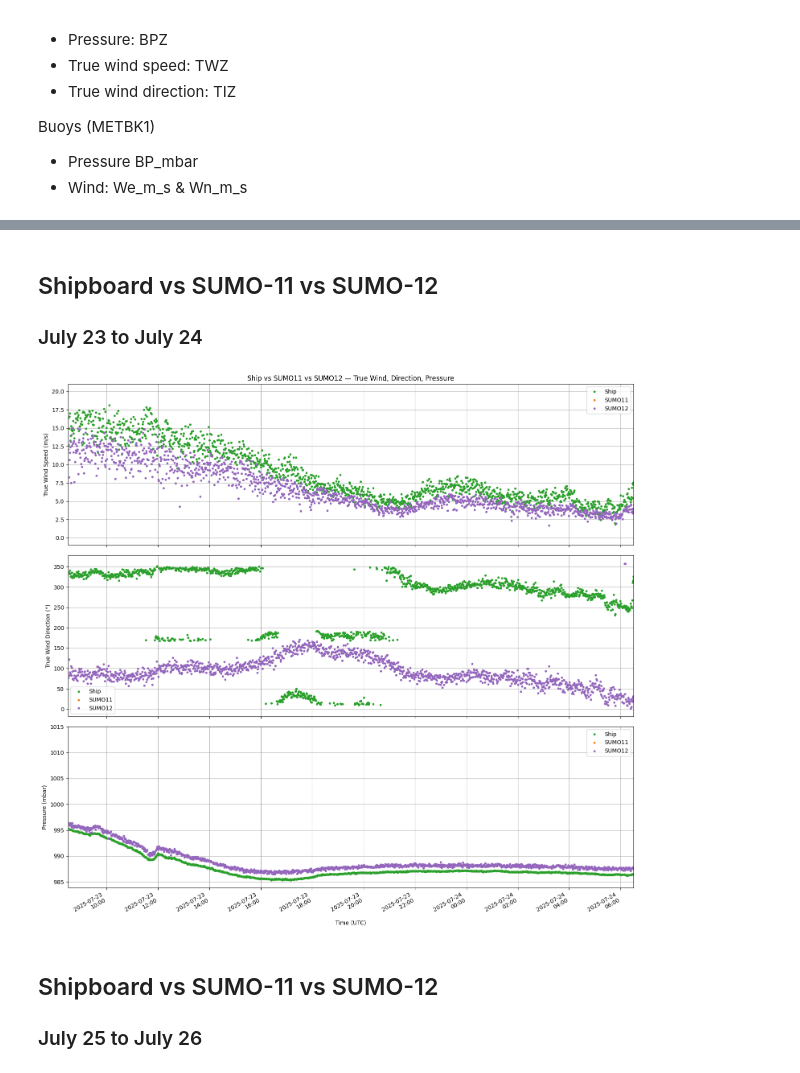
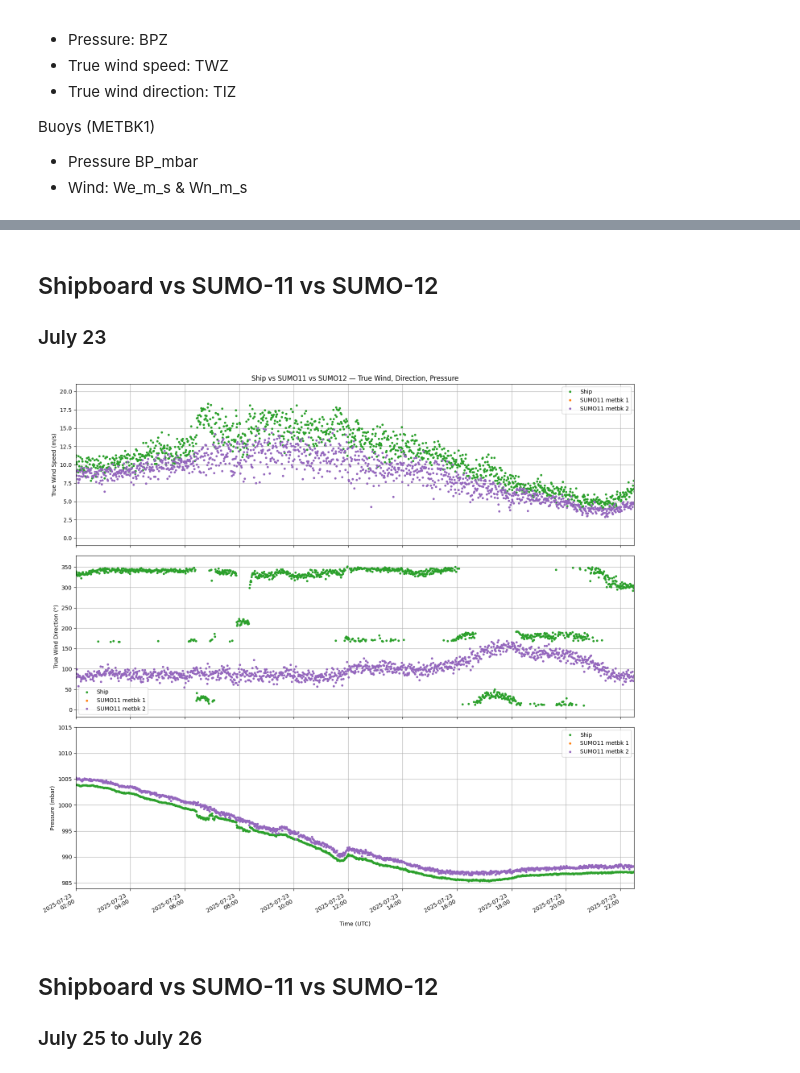
Before and after one commit to sauuyer/irm_12_weather_plots, a Jupyter notebook: 02 MetBK Graphs - Irminger 12.ipynb, the cells around one changed output, grey strips where cells are left out. Saved outputs shown, nothing was run; the diff lists cells and outputs as text; code cells hidden in the pictures.

Commit message:
updated high wind period date range

```diff
--- a/02 MetBK Graphs - Irminger 12.ipynb
+++ b/02 MetBK Graphs - Irminger 12.ipynb
@@ -308,12 +326,14 @@ def add_true_wind_from_components(df, east_col="We_m_s", north_col="Wn_m_s", out
     return df
 
 sumo11.metbk1 = add_true_wind_from_components(sumo11.metbk1)
+sumo11.metbk2 = add_true_wind_from_components(sumo11.metbk2)
 sumo12.metbk1 = add_true_wind_from_components(sumo12.metbk1)
 
 # Quick sanity peek
 display(ship_data[["WSB","WSZ","WDB","WDZ","WS_mean","WD_from","WD_to",
                    "shipTW_speed","shipTW_dir"]].head())
 display(sumo11.metbk1[["We_m_s","Wn_m_s","TW_speed","TW_dir"]].head())
+display(sumo11.metbk2[["We_m_s","Wn_m_s","TW_speed","TW_dir"]].head())
 display(sumo12.metbk1[["We_m_s","Wn_m_s","TW_speed","TW_dir"]].head())
 # %% [output]
 |  | WSB | WSZ | WDB | WDZ | WS_mean | WD_from | WD_to | shipTW_speed | shipTW_dir |
@@ -340,6 +367,6 @@ display(sumo12.metbk1[["We_m_s","Wn_m_s","TW_speed","TW_dir"]].head())
 # %% [markdown]
 ## Shipboard vs SUMO-11 vs SUMO-12
-### July 23 to July 24
+### July 23
 # %%
 fig, (ax0, ax1, ax2) = plt.subplots(
     nrows=3, ncols=1, figsize=(15, 14), sharex=True
@@ -350,54 +377,57 @@ fig, (ax0, ax1, ax2) = plt.subplots(
 # -------------------------------
 ax0.plot(ship_data.index,        ship_data["shipTW_speed"], ".", color="tab:green")
 ax0.plot(sumo11.metbk1.index,    sumo11.metbk1["TW_speed"], ".", color="tab:orange")
+#ax0.plot(sumo11.metbk2.index,    sumo11.metbk2["TW_speed"], ".", color="tab:red")
 ax0.plot(sumo12.metbk1.index,    sumo12.metbk1["TW_speed"], ".", color="tab:purple")
 ax0.set_ylabel("True Wind Speed (m/s)")
 ax0.set_title("Ship vs SUMO11 vs SUMO12 — True Wind, Direction, Pressure")
 ax0.grid()
-ax0.legend(["Ship", "SUMO11", "SUMO12"])
+ax0.legend(["Ship", "SUMO11 metbk 1", "SUMO11 metbk 2", "SUMO12"])
 
 # -------------------------------
 # Panel 2 — True Wind Direction
 # -------------------------------
 ax1.plot(ship_data.index,        ship_data["shipTW_dir"], ".", color="tab:green")
 ax1.plot(sumo11.metbk1.index,    sumo11.metbk1["TW_dir"], ".", color="tab:orange")
+#ax1.plot(sumo11.metbk2.index,    sumo11.metbk2["TW_dir"], ".", color="tab:red")
 ax1.plot(sumo12.metbk1.index,    sumo12.metbk1["TW_dir"], ".", color="tab:purple")
 ax1.set_ylabel("True Wind Direction (°)")
 ax1.grid()
-ax1.legend(["Ship", "SUMO11", "SUMO12"])
+ax1.legend(["Ship", "SUMO11 metbk 1", "SUMO11 metbk 2", "SUMO12"])
 
 # -------------------------------
 # Panel 3 — Pressure
 # -------------------------------
 ax2.plot(ship_data.index,        ship_data["BPZ"],        ".", color="tab:green")
 ax2.plot(sumo11.metbk1.index,    sumo11.metbk1["BP_mbar"], ".", color="tab:orange")
+#ax2.plot(sumo11.metbk2.index,    sumo11.metbk2["BP_mbar"], ".", color="tab:red")
 ax2.plot(sumo12.metbk1.index,    sumo12.metbk1["BP_mbar"], ".", color="tab:purple")
 ax2.set_ylabel("Pressure (mbar)")
 ax2.set_xlabel("Time (UTC)")
 ax2.grid()
-ax2.legend(["Ship", "SUMO11", "SUMO12"])
+ax2.legend(["Ship", "SUMO11 metbk 1", "SUMO11 metbk 2", "SUMO12"])
 
 # -------------------------------
 # Datetime formatting
 # -------------------------------
 import matplotlib.dates as mdates
 ax2.xaxis.set_major_locator(mdates.AutoDateLocator())
 ax2.xaxis.set_major_formatter(mdates.DateFormatter("%Y-%m-%d\n%H:%M"))
 
 # -------------------------------
 # Date range limit setting
 # -------------------------------
-t1 = pd.to_datetime("2025-07-23 08:30", utc=True)
-t2 = pd.to_datetime("2025-07-24 06:30", utc=True)
+t1 = pd.to_datetime("2025-07-23 02:00", utc=True)
+t2 = pd.to_datetime("2025-07-23 22:30", utc=True)
 
 for ax in (ax0, ax1, ax2):
     ax.set_xlim(t1, t2)
 
 fig.autofmt_xdate()
 plt.tight_layout()
 plt.show()
 # %% [output]
-[figure, old version]
+[figure, new version]
 # %% [markdown]
 ## Shipboard vs SUMO-11 vs SUMO-12
 ### July 25 to July 26
```
Also changed, not shown: parts of 3 cells of this notebook.
